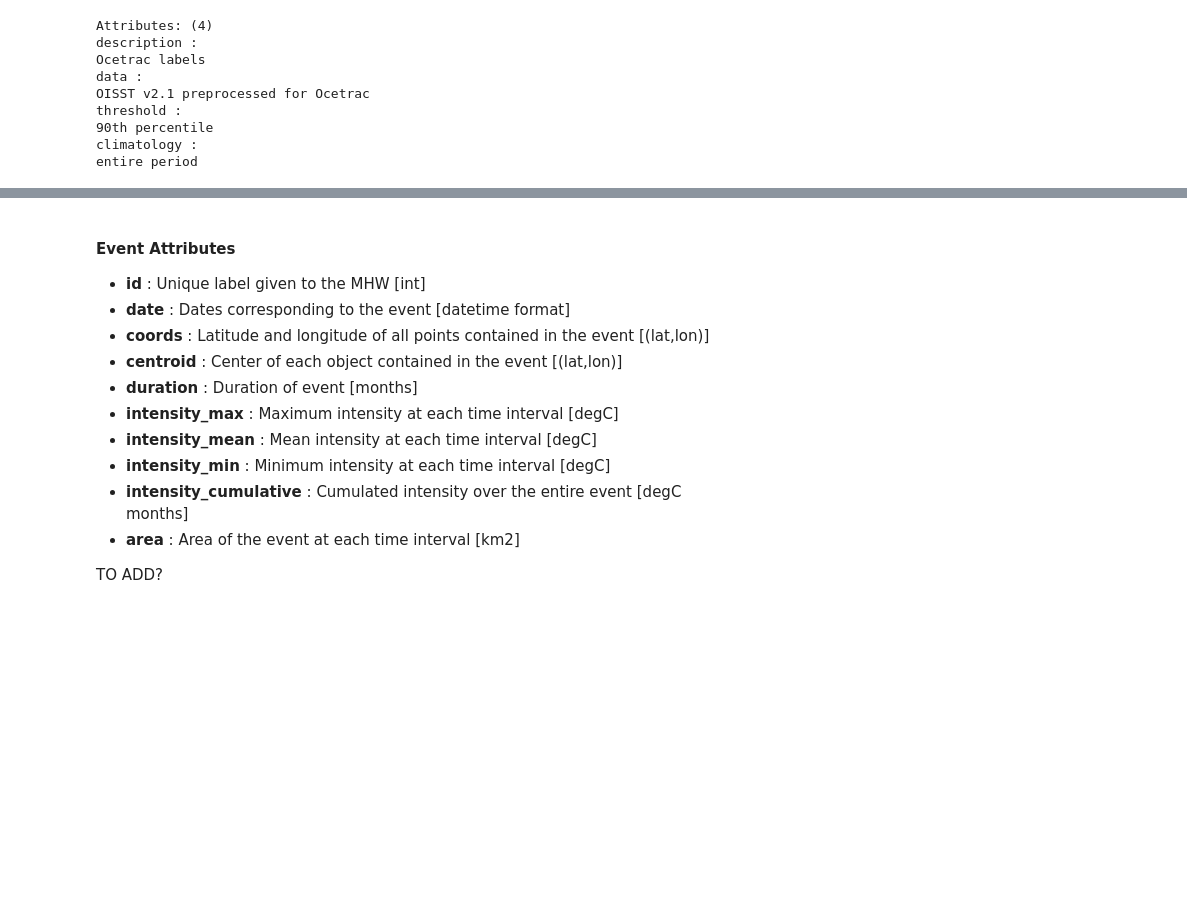
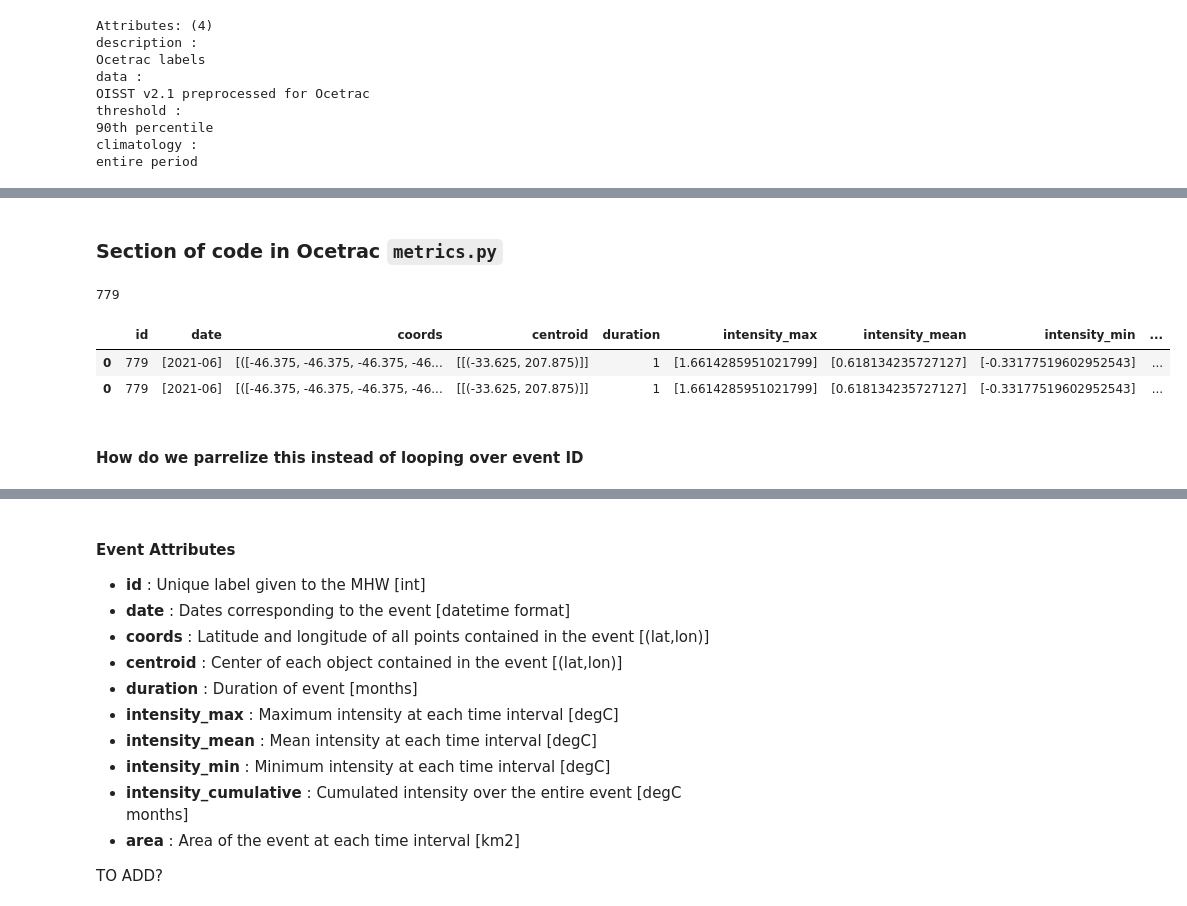
Before and after one commit to ocetrac/marine-heatwaves, a Jupyter notebook: ocetrac_metrics.ipynb, the cells around one changed output, grey strips where cells are left out. Saved outputs shown, nothing was run; the diff lists cells and outputs as text; code cells hidden in the pictures; blank space fills up the shorter version.

```diff
--- a/ocetrac_metrics.ipynb
+++ b/ocetrac_metrics.ipynb
@@ -90,3 +90,5 @@ array([[[nan, nan, nan, ..., nan, nan, nan],
     min area:                   2487.0
     percent area reject:        0.19759675219466732
     percent area accept:        0.8024032478053327
+# %% [markdown]
+### Section of code in Ocetrac `metrics.py`
@@ -92,0 +268,13 @@ array([[[nan, nan, nan, ..., nan, nan, nan],
+# %%
+num_events = int(np.nanmax(labels))
+num_events
+# %% [output]
+779
+# %%
+df.append(df)
+# %% [output]
+|  | id | date | coords | centroid | duration | intensity_max | intensity_mean | intensity_min | ... |
+| 0 | 779 | [2021-06] | [([-46.375, -46.375, -46.375, -46... | [[(-33.625, 207.875)]] | 1 | [1.6614285951021799] | [0.618134235727127] | [-0.33177519602952543] | ... |
+| 0 | 779 | [2021-06] | [([-46.375, -46.375, -46.375, -46... | [[(-33.625, 207.875)]] | 1 | [1.6614285951021799] | [0.618134235727127] | [-0.33177519602952543] | ... |
+# %% [markdown]
+#### How do we parrelize this instead of looping over event ID
```
Also changed, not shown: parts of 45 cells of this notebook.
